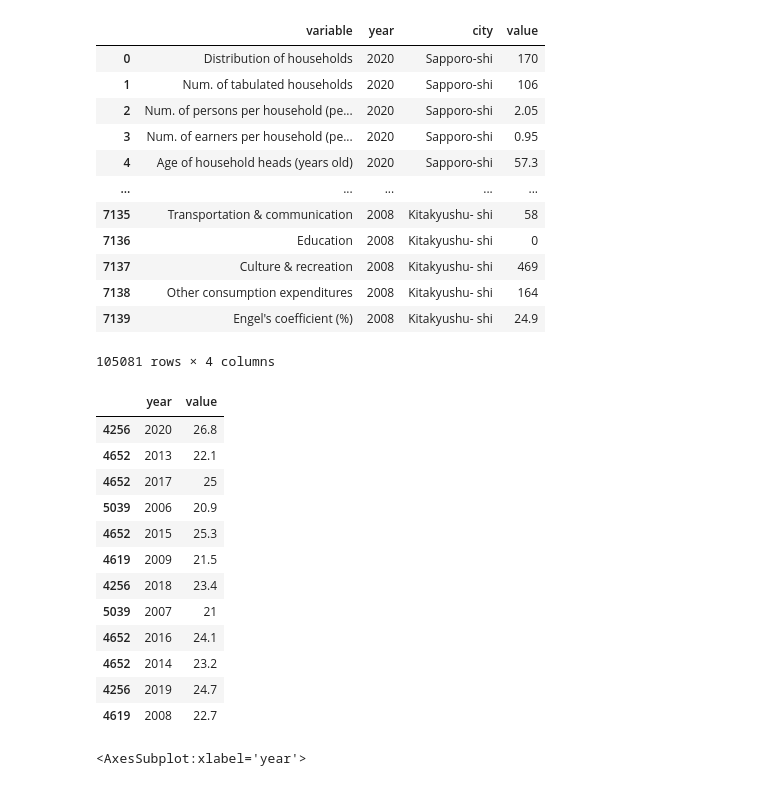
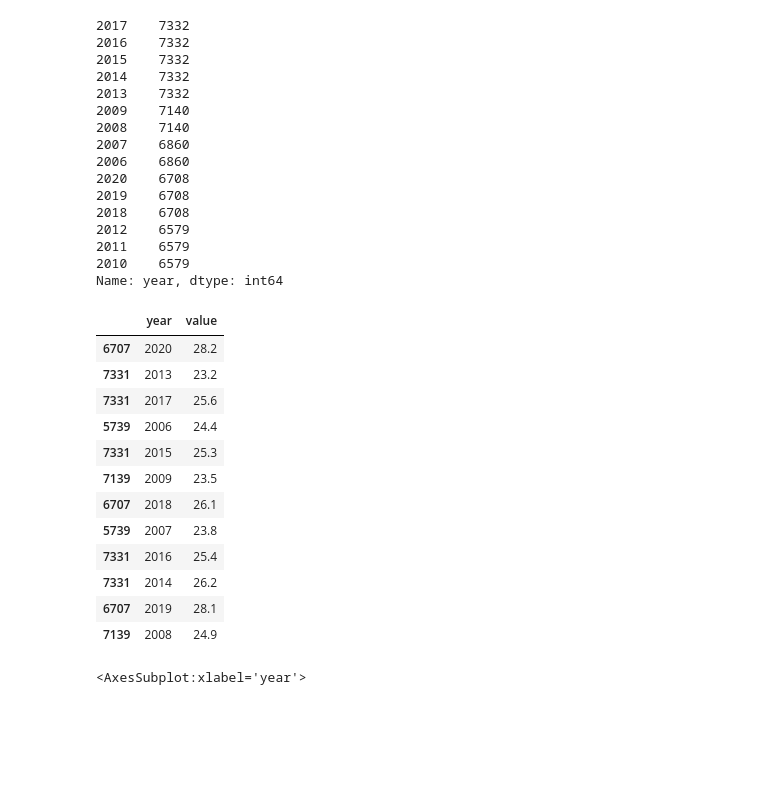
Before and after one commit to dgg32/japan_under_corona, a Jupyter notebook: income.ipynb, the cells around one changed output. Cells and saved outputs as stored; diff of their text form; code cells hidden in the pictures; blank space fills up the shorter version.

```diff
--- a/income.ipynb
+++ b/income.ipynb
@@ -3,6 +3,8 @@ import sys, os
 import pandas as pd
 # %%
 ### OK for 2006-2020
+
+change_city_name = {"Tokusima-shi": "Tokushima-shi"}
 
 def read_income_xlsx(with_name, sheet='総', nrow= 133, column_range = "AE:CF"):
     df = pd.read_excel(with_name, sheet, skiprows=10, nrows = nrow, usecols=column_range)
@@ -26,6 +28,9 @@ def read_income_xlsx(with_name, sheet='総', nrow= 133, column_range = "AE:CF"):
                 city_name = row[c]
                 if c in column_content:
                     city_name = column_content[c].strip() + " " + row[c].strip()
+                city_name = city_name.replace("- ", "-").replace(" -", "-")
+                if city_name in change_city_name:
+                    city_name = change_city_name[city_name]
                 city_names.append(city_name)
 
     df = df.iloc[4:]
@@ -94,13 +99,16 @@ for (head, dirs, files) in os.walk(top_folder):
                 elif year <= 2012 and year > 2009:
                     #2012 early AJ:CJ, 145
                     column_range = "AJ:CJ"
-                elif year <= 2009 and year > 2006:
+                elif year <= 2009 and year > 2007:
+                    column_range = "AJ:CJ"
+                    nrow = 144
+                elif year <= 2007 and year > 2006:
                     #2009 early AJ:CJ, 144
-                    column_range = "AJ:CJ"
+                    column_range = "AL:CJ"
                     nrow = 144
                 elif year == 2006:
                     sheet = "全"
-                    column_range = "AJ:CJ"
+                    column_range = "AL:CJ"
                     nrow = 144
 
 
@@ -122,37 +130,40 @@ for (head, dirs, files) in os.walk(top_folder):
 2019
 2008
 # %%
-df
+df["year"].value_counts()
 # %% [output]
-|  | variable | year | city | value |
-| 0 | Distribution of households | 2020 | Sapporo-shi | 170 |
-| 1 | Num. of tabulated households | 2020 | Sapporo-shi | 106 |
-| 2 | Num. of persons per household (pe... | 2020 | Sapporo-shi | 2.05 |
-| 3 | Num. of earners per household (pe... | 2020 | Sapporo-shi | 0.95 |
-| 4 | Age of household heads (years old) | 2020 | Sapporo-shi | 57.3 |
-| ... | ... | ... | ... | ... |
-| 7135 | Transportation & communication | 2008 | Kitakyushu- shi | 58 |
-| 7136 | Education | 2008 | Kitakyushu- shi | 0 |
-| 7137 | Culture & recreation | 2008 | Kitakyushu- shi | 469 |
-| 7138 | Other consumption expenditures | 2008 | Kitakyushu- shi | 164 |
-| 7139 | Engel's coefficient (%) | 2008 | Kitakyushu- shi | 24.9 |
-105081 rows × 4 columns
+2017    7332
+2016    7332
+2015    7332
+2014    7332
+2013    7332
+2009    7140
+2008    7140
+2007    6860
+2006    6860
+2020    6708
+2019    6708
+2018    6708
+2012    6579
+2011    6579
+2010    6579
+Name: year, dtype: int64
 # %%
-df[(df["city"] == "Okayama-shi") & (df["variable"] == "Engel's coefficient (%)")][["year", "value"]]
+df[(df["city"] == "Kitakyushu-shi") & (df["variable"] == "Engel's coefficient (%)")][["year", "value"]]
 # %% [output]
 |  | year | value |
-| 4256 | 2020 | 26.8 |
-| 4652 | 2013 | 22.1 |
-| 4652 | 2017 | 25 |
-| 5039 | 2006 | 20.9 |
-| 4652 | 2015 | 25.3 |
-| 4619 | 2009 | 21.5 |
-| 4256 | 2018 | 23.4 |
-| 5039 | 2007 | 21 |
-| 4652 | 2016 | 24.1 |
-| 4652 | 2014 | 23.2 |
-| 4256 | 2019 | 24.7 |
-| 4619 | 2008 | 22.7 |
+| 6707 | 2020 | 28.2 |
+| 7331 | 2013 | 23.2 |
+| 7331 | 2017 | 25.6 |
+| 5739 | 2006 | 24.4 |
+| 7331 | 2015 | 25.3 |
+| 7139 | 2009 | 23.5 |
+| 6707 | 2018 | 26.1 |
+| 5739 | 2007 | 23.8 |
+| 7331 | 2016 | 25.4 |
+| 7331 | 2014 | 26.2 |
+| 6707 | 2019 | 28.1 |
+| 7139 | 2008 | 24.9 |
 # %%
 df[(df["city"] == "Okayama-shi") & (df["variable"] == "Engel's coefficient (%)")][["year", "value"]].sort_values("year").plot(x="year", y="value")
 # %% [output]
```
Also changed, not shown: parts of 8 cells of this notebook, 6 other files.
